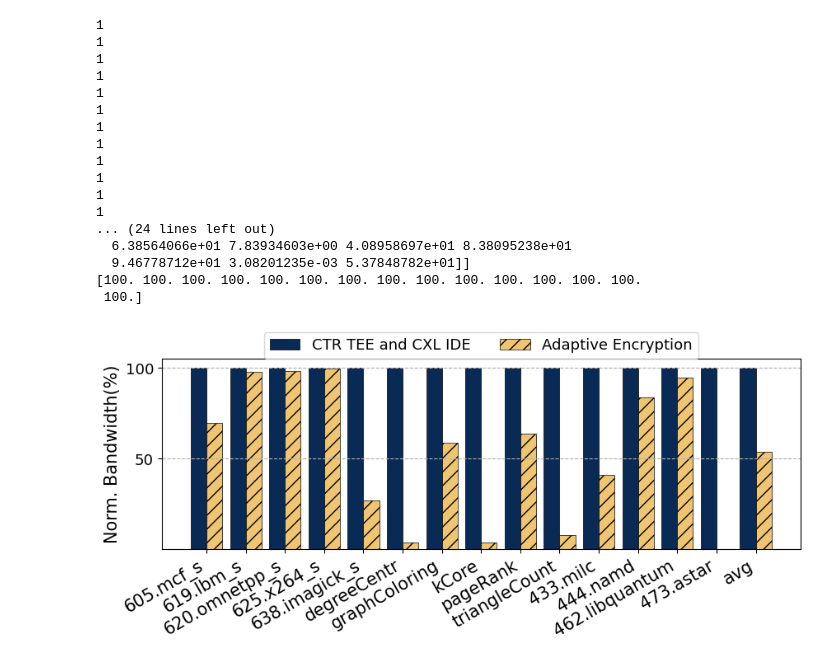
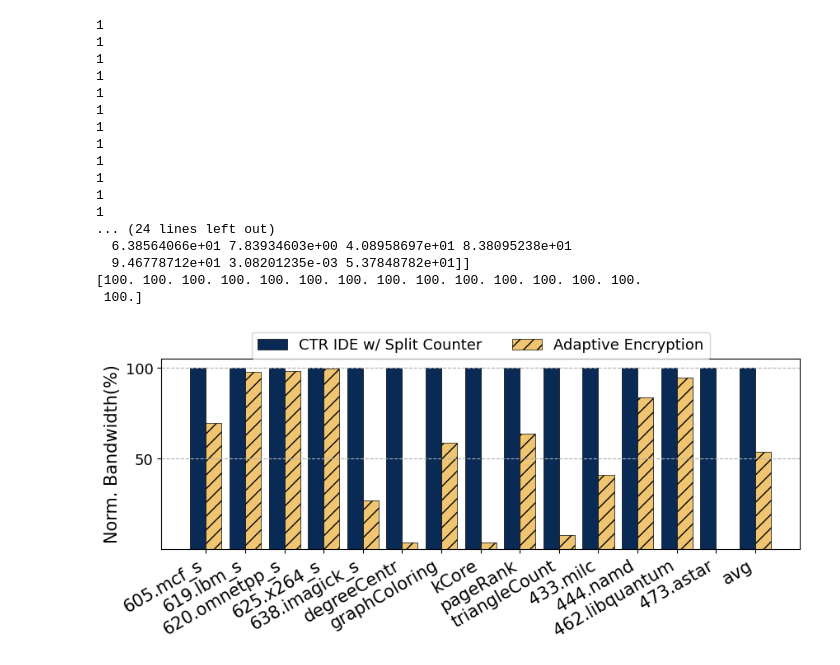
Before and after one commit to LichK9/fig_script, a Jupyter notebook: bandwidth/bandwidth.ipynb, the cells around one changed output. Drawn from its saved outputs; the diff is of its cells as text; code cells hidden in the pictures.

```diff
--- a/bandwidth/bandwidth.ipynb
+++ b/bandwidth/bandwidth.ipynb
@@ -34,34 +34,34 @@ width=0.4
 plt.figure(figsize=allfigsize)
 
 print(b1[0])
-plt.bar(x - width*0.5, b1[0], width, label='CTR TEE and CXL IDE', color='#082a54', edgecolor='black', linewidth=0.5, align='center')
+plt.bar(x - width*0.5, b1[0], width, label='CTR IDE w/ Split Counter', color='#082a54', edgecolor='black', linewidth=0.5, align='center')
 plt.bar(x + width*0.5, b1[1], width, label='Adaptive Encryption', color='#f0c571',  hatch="//", edgecolor='black', linewidth=0.5, align='center')
 
 plt.grid(axis='y',linestyle='--')
 plt.xticks(x,xclicks, fontsize=15, rotation=30,ha='right', va='top')
 #plt.ylim(0,180000)
 plt.yticks([50,100],fontsize=13)
 #plt.xlabel(xlabels,fontsize=15)
 plt.ylabel(ylabels,fontsize=15)
 plt.legend(loc='upper center', ncol=3, bbox_to_anchor=(0.50, 1.18), fontsize=13)
 plt.savefig('bandwidth.pdf',bbox_inches = 'tight')
 plt.show()
 # %% [output]
 1
 1
 1
 1
 1
 1
 1
 1
 1
 1
 1
 1
 ... (24 lines left out)
   6.38564066e+01 7.83934603e+00 4.08958697e+01 8.38095238e+01
   9.46778712e+01 3.08201235e-03 5.37848782e+01]]
 [100. 100. 100. 100. 100. 100. 100. 100. 100. 100. 100. 100. 100. 100.
  100.]
-[figure, old version]
+[figure, new version]
```
Also changed, not shown: 16 other files.
